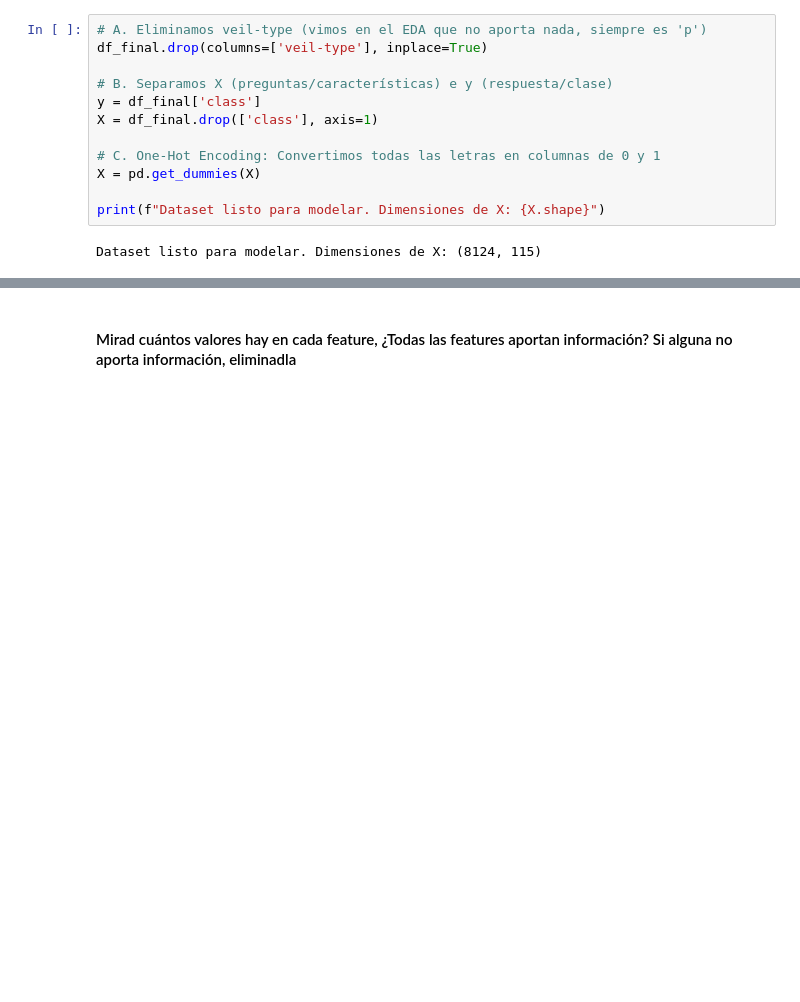
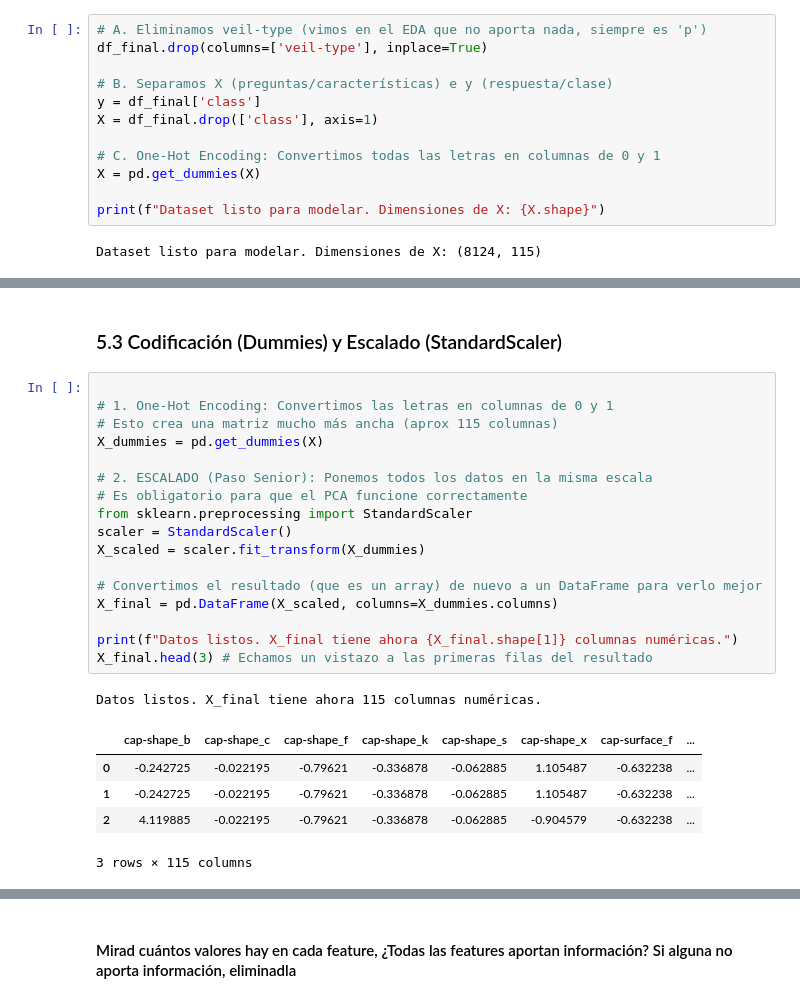
Before and after one commit to ThamirysKearney/DA-Project-Unsupervised-ML-Thami, a Jupyter notebook: notebooks/workshop_clustering_pca.ipynb, the cells around one changed output, grey strips where cells are left out. Cells and saved outputs as stored; diff of their text form; blank space fills up the shorter version.

```diff
--- a/notebooks/workshop_clustering_pca.ipynb
+++ b/notebooks/workshop_clustering_pca.ipynb
@@ -625,0 +682,26 @@ Dataset listo para modelar. Dimensiones de X: (8124, 115)
+# %% [markdown]
+### 5.3 Codificación (Dummies) y Escalado (StandardScaler)
+# %%
+
+# 1. One-Hot Encoding: Convertimos las letras en columnas de 0 y 1
+# Esto crea una matriz mucho más ancha (aprox 115 columnas)
+X_dummies = pd.get_dummies(X)
+
+# 2. ESCALADO (Paso Senior): Ponemos todos los datos en la misma escala
+# Es obligatorio para que el PCA funcione correctamente
+from sklearn.preprocessing import StandardScaler
+scaler = StandardScaler()
+X_scaled = scaler.fit_transform(X_dummies)
+
+# Convertimos el resultado (que es un array) de nuevo a un DataFrame para verlo mejor
+X_final = pd.DataFrame(X_scaled, columns=X_dummies.columns)
+
+print(f"Datos listos. X_final tiene ahora {X_final.shape[1]} columnas numéricas.")
+X_final.head(3) # Echamos un vistazo a las primeras filas del resultado
+# %% [output]
+Datos listos. X_final tiene ahora 115 columnas numéricas.
+|  | cap-shape_b | cap-shape_c | cap-shape_f | cap-shape_k | cap-shape_s | cap-shape_x | cap-surface_f | ... |
+| 0 | -0.242725 | -0.022195 | -0.79621 | -0.336878 | -0.062885 | 1.105487 | -0.632238 | ... |
+| 1 | -0.242725 | -0.022195 | -0.79621 | -0.336878 | -0.062885 | 1.105487 | -0.632238 | ... |
+| 2 | 4.119885 | -0.022195 | -0.79621 | -0.336878 | -0.062885 | -0.904579 | -0.632238 | ... |
+3 rows × 115 columns
```
Also changed, not shown: parts of 9 cells of this notebook.
